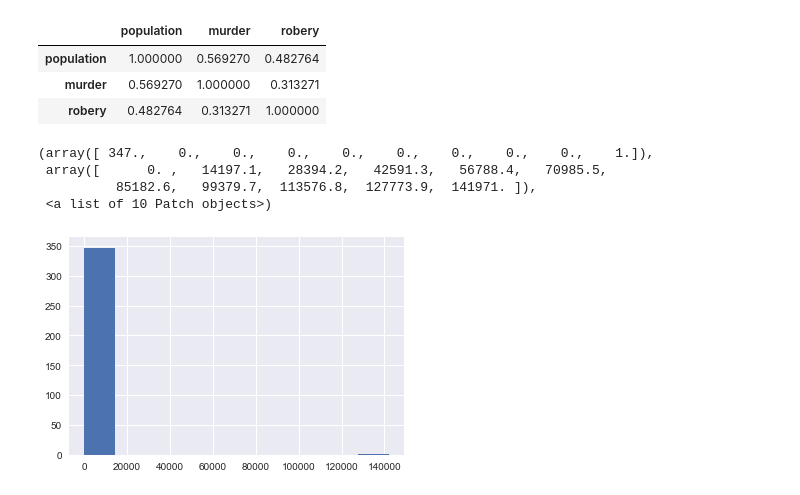
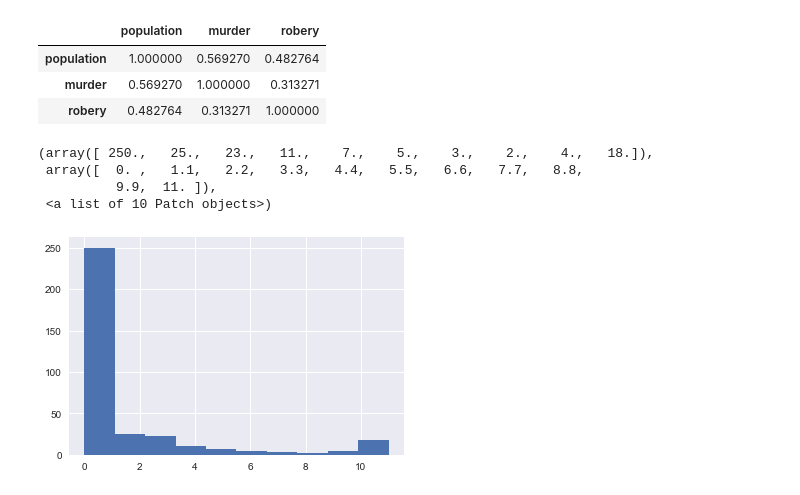
Before and after one commit to carlsednaoui/thinkful-data-science, a Jupyter notebook: coursework/unit_2/lesson_4_project_2.ipynb, the cells around one changed output. Saved outputs shown, nothing was run; the diff lists cells and outputs as text; code cells hidden in the pictures.

```diff
--- a/coursework/unit_2/lesson_4_project_2.ipynb
+++ b/coursework/unit_2/lesson_4_project_2.ipynb
@@ -168,18 +168,19 @@ data_revised["murder"] = df["Murder and\rnonnegligent\rmanslaughter"]
 data_revised["rape"] = df["Rape\r(legacy\rdefinition)2"]
 data_revised["robbery"] = df["Robbery"]
 data_revised["assault"] = df["Aggravated\rassault"]
+data_revised["violent_crime"] = df["Murder and\rnonnegligent\rmanslaughter"] + df["Rape\r(legacy\rdefinition)2"] + df["Robbery"] + df["Aggravated\rassault"]
 data_revised["property_crime"] = df["Property\rcrime"]
 
 data_revised = data_revised.dropna()
 # %%
-# Pretty much all of our values have extreme. Let's winsorize everything.
-plt.hist(data_revised["property_crime"])
+# Pretty much all of our values have extremes. Let's winsorize everything.
+plt.hist(data_revised["rape"])
 # %% [output]
-(array([ 347.,    0.,    0.,    0.,    0.,    0.,    0.,    0.,    0.,    1.]),
- array([      0. ,   14197.1,   28394.2,   42591.3,   56788.4,   70985.5,
-          85182.6,   99379.7,  113576.8,  127773.9,  141971. ]),
+(array([ 250.,   25.,   23.,   11.,    7.,    5.,    3.,    2.,    4.,   18.]),
+ array([  0. ,   1.1,   2.2,   3.3,   4.4,   5.5,   6.6,   7.7,   8.8,
+          9.9,  11. ]),
  <a list of 10 Patch objects>)
-[figure, old version]
+[figure, new version]
 # %%
 def remove_outliers(data):
     return mstats.winsorize(data, limits=0.05)
```
Also changed, not shown: parts of 6 cells of this notebook, 4 other files.
